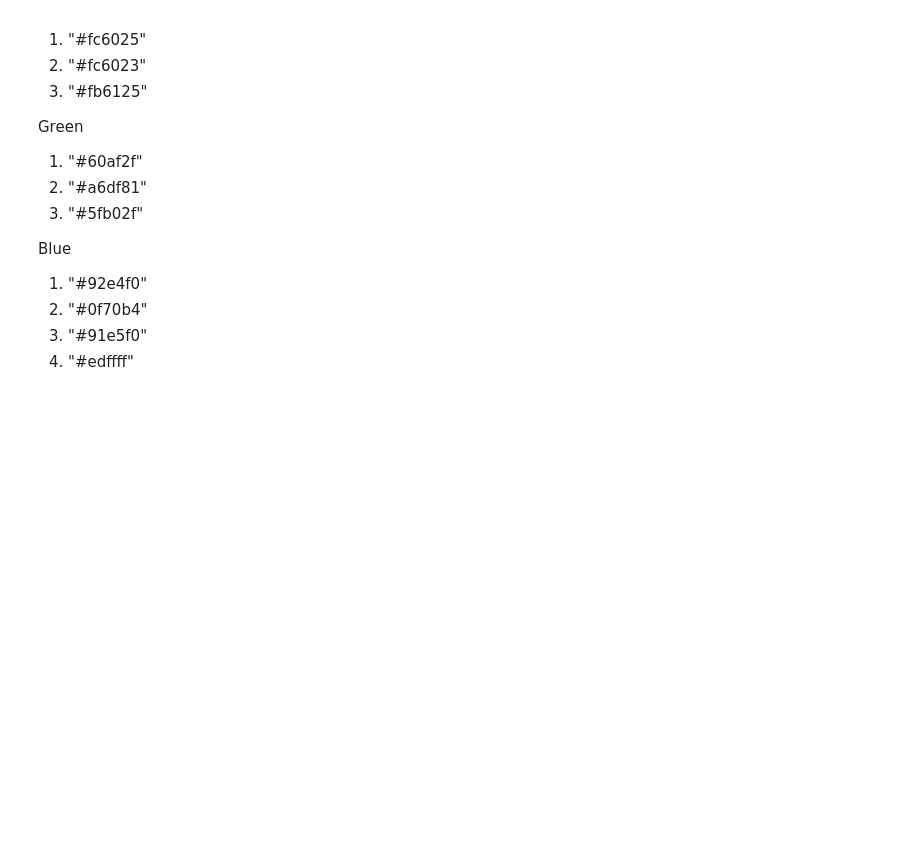
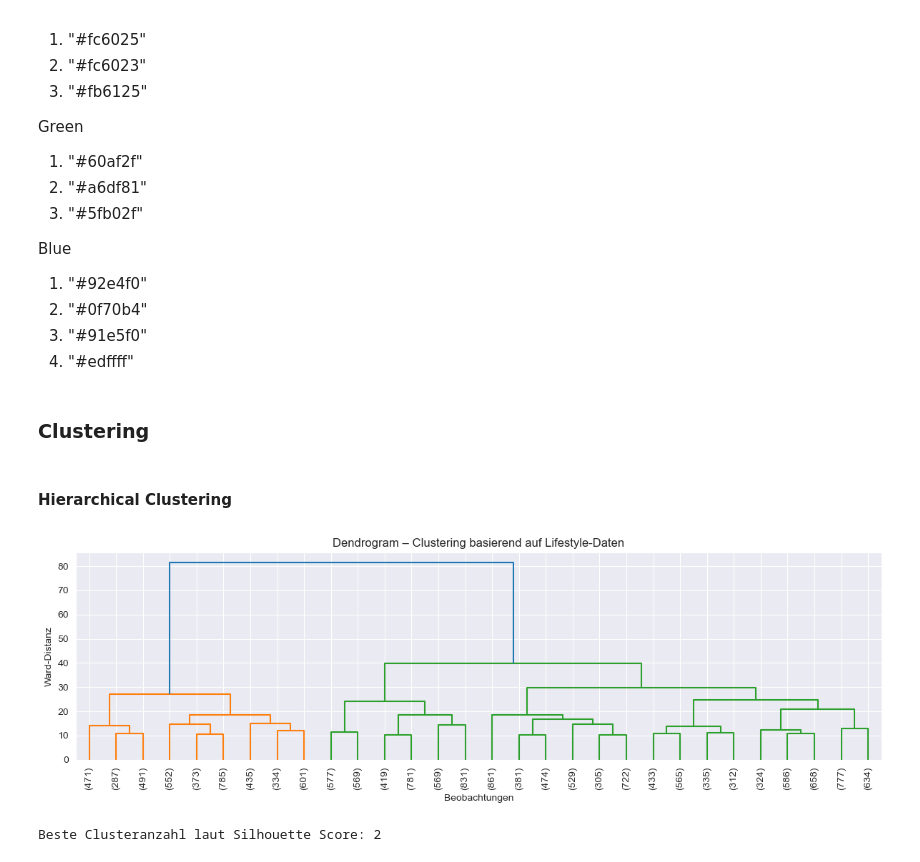
Before and after one commit to amsun001/Project_DataScience-lifestyle-and-wellbeing, a Jupyter notebook: Script/LifestyleAndWellbeing.ipynb, the cells around one changed output. Saved outputs shown, nothing was run; the diff lists cells and outputs as text; code cells hidden in the pictures; blank space fills up the shorter version.

```diff
--- a/Script/LifestyleAndWellbeing.ipynb
+++ b/Script/LifestyleAndWellbeing.ipynb
@@ -454,3 +442,67 @@ Blue
 2. "#0f70b4"
 3. "#91e5f0"
 4. "#edffff"
+# %% [markdown]
+### **Clustering**
+# %% [markdown]
+#### **Hierarchical Clustering**
+# %%
+import numpy as np
+import pandas as pd
+from scipy.cluster.hierarchy import linkage, dendrogram, fcluster
+from sklearn.metrics import silhouette_score
+import matplotlib.pyplot as plt
+
+
+lifestyle_cols = [
+    "FRUITS_VEGGIES",
+    "DAILY_STRESS",
+    "DAILY_STEPS",
+    "SLEEP_HOURS",
+    "PLACES_VISITED",
+    "CORE_CIRCLE",
+    "TIME_FOR_PASSION",
+    "WEEKLY_MEDITATION",
+    "INCOME_SCORE"
+]
+
+# Sicherstellen, dass keine ungültigen Werte enthalten sind
+X_df = scaled_df[lifestyle_cols].copy()
+X_df = X_df.replace([np.inf, -np.inf], np.nan).dropna()
+
+# um Konsistenz mit csv_data zu behalten, müssen wir die Indexe merken
+valid_indices = X_df.index
+X = X_df.values  # Finales NumPy-Array ohne NaNs
+
+
+# Hierarchisches Clustering
+Z = linkage(X, method="ward", metric="euclidean")
+
+# Dendrogramm anzeigen
+plt.figure(figsize=(12, 4))
+dendrogram(Z, truncate_mode="lastp", p=30, leaf_rotation=90)
+plt.title("Dendrogram – Clustering basierend auf Lifestyle-Daten")
+plt.xlabel("Beobachtungen")
+plt.ylabel("Ward-Distanz")
+plt.tight_layout()
+plt.show()
+
+
+# Optimale Clusteranzahl mit Silhouette Score bestimmen
+sil_scores = {}
+for k in range(2, 11):
+    labels = fcluster(Z, k, criterion="maxclust")
+    sil_scores[k] = silhouette_score(X, labels)
+
+best_k = max(sil_scores, key=sil_scores.get)
+print(f"Beste Clusteranzahl laut Silhouette Score: {best_k}")
+
+
+# Clusterlabels in csv_data einfügen
+cluster_labels = fcluster(Z, best_k, criterion="maxclust")
+
+# Neue Spalte in csv_data – nur für gültige Zeilen
+csv_data.loc[valid_indices, "cluster"] = cluster_labels
+# %% [output]
+[figure, added]
+Beste Clusteranzahl laut Silhouette Score: 2
```
Also changed, not shown: parts of 5 cells of this notebook.
